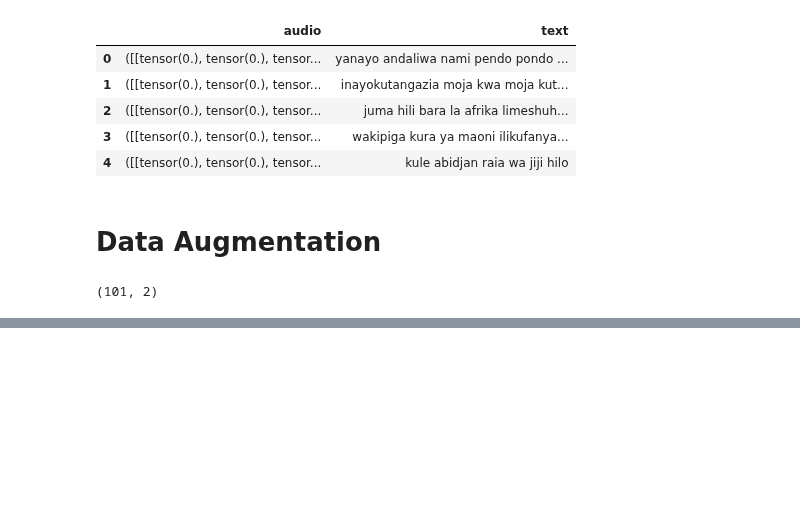
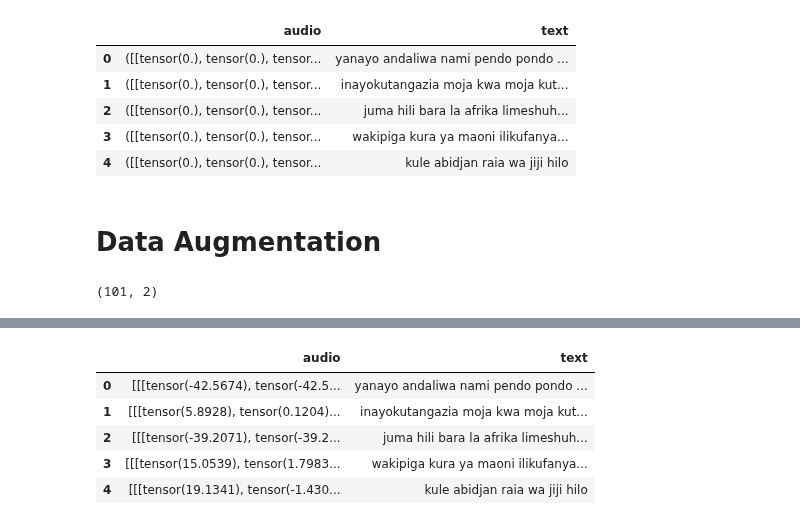
Before and after one commit to nebasam/Week-4, a Jupyter notebook: notebooks/data_Preprocess.ipynb, the cells around one changed output, grey strips where cells are left out. Saved outputs shown, nothing was run; the diff lists cells and outputs as text; code cells hidden in the pictures; blank space fills up the shorter version.

```diff
--- a/notebooks/data_Preprocess.ipynb
+++ b/notebooks/data_Preprocess.ipynb
@@ -247,0 +271,18 @@ Data_Augments.shape
+# %%
+### Now we iterate through every audio file and extracts feature
+Feature_Extraction = []
+for index_num,row in tqdm(Data_Augments.iterrows()):
+    file_name = row["audio"]
+    final_class_labels=row["text"]
+    data=audioutil.spectro_gram(file_name, n_mels=64, n_fft=1024, hop_len=None)
+    Feature_Extraction.append([data,final_class_labels])
+# %%
+Feature_Extraction=pd.DataFrame(Feature_Extraction,columns=['audio','text'])
+Feature_Extraction.head()
+# %% [output]
+|  | audio | text |
+| 0 | [[[tensor(-42.5674), tensor(-42.5... | yanayo andaliwa nami pendo pondo ... |
+| 1 | [[[tensor(5.8928), tensor(0.1204)... | inayokutangazia moja kwa moja kut... |
+| 2 | [[[tensor(-39.2071), tensor(-39.2... | juma hili bara la afrika limeshuh... |
+| 3 | [[[tensor(15.0539), tensor(1.7983... | wakipiga kura ya maoni ilikufanya... |
+| 4 | [[[tensor(19.1341), tensor(-1.430... | kule abidjan raia wa jiji hilo |
```
Also changed, not shown: parts of 3 cells of this notebook.
